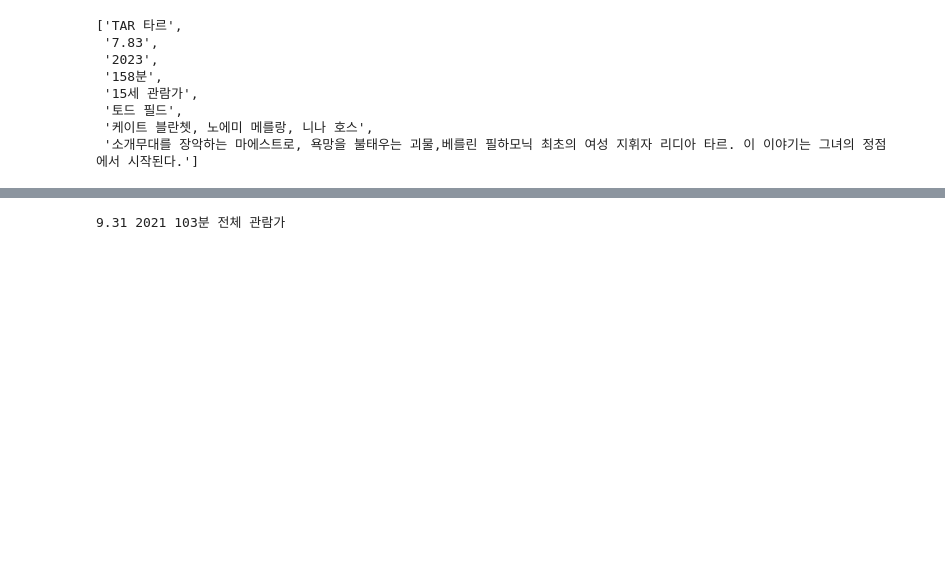
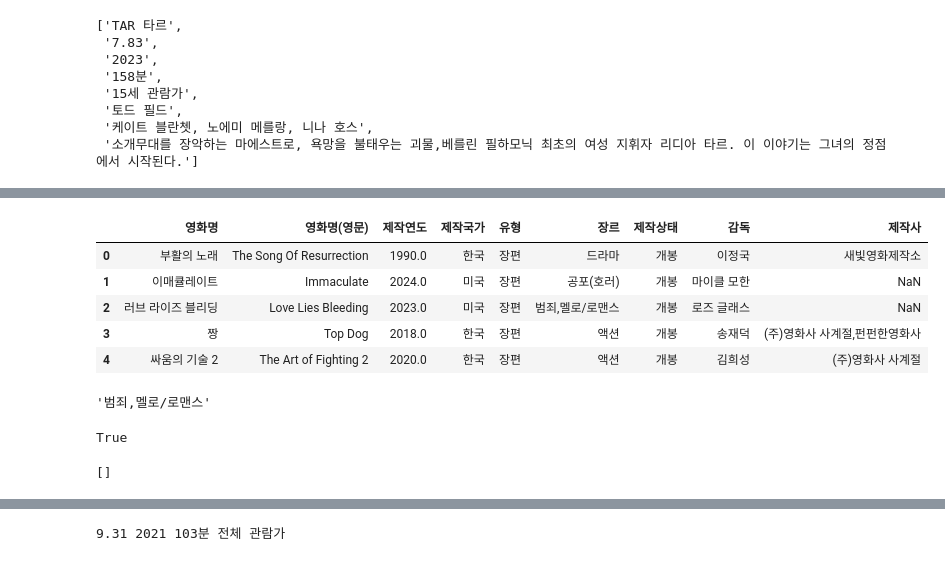
Before and after one commit to kimpubao/FinalProject, a Jupyter notebook: scraping/serieson.ipynb, the cells around one changed output, grey strips where cells are left out. Drawn from its saved outputs; the diff is of its cells as text; code cells hidden in the pictures; blank space fills up the shorter version.

Commit message:
add genre

```diff
--- a/scraping/serieson.ipynb
+++ b/scraping/serieson.ipynb
@@ -170,0 +329,14 @@ with open('naver_serieson.pkl', 'wb') as f:
+# %%
+df = pd.read_csv('../movies_not_19.csv')
+df.head()
+# %% [output]
+|  | 영화명 | 영화명(영문) | 제작연도 | 제작국가 | 유형 | 장르 | 제작상태 | 감독 | 제작사 |
+| 0 | 부활의 노래 | The Song Of Resurrection | 1990.0 | 한국 | 장편 | 드라마 | 개봉 | 이정국 | 새빛영화제작소 |
+| 1 | 이매큘레이트 | Immaculate | 2024.0 | 미국 | 장편 | 공포(호러) | 개봉 | 마이클 모한 | NaN |
+| 2 | 러브 라이즈 블리딩 | Love Lies Bleeding | 2023.0 | 미국 | 장편 | 범죄,멜로/로맨스 | 개봉 | 로즈 글래스 | NaN |
+| 3 | 짱 | Top Dog | 2018.0 | 한국 | 장편 | 액션 | 개봉 | 송재덕 | (주)영화사 사계절,펀펀한영화사 |
+| 4 | 싸움의 기술 2 | The Art of Fighting 2 | 2020.0 | 한국 | 장편 | 액션 | 개봉 | 김희성 | (주)영화사 사계절 |
+# %%
+list(df[df.영화명 == '러브 라이즈 블리딩']['장르'].values)[0]
+# %% [output]
+'범죄,멜로/로맨스'
@@ -170,0 +346,8 @@ with open('naver_serieson.pkl', 'wb') as f:
+# %%
+'개요' in html.select('.info_group')[0].text
+# %% [output]
+True
+# %%
+genre
+# %% [output]
+[]
```
Also changed, not shown: parts of 32 cells of this notebook, 1 other file.
